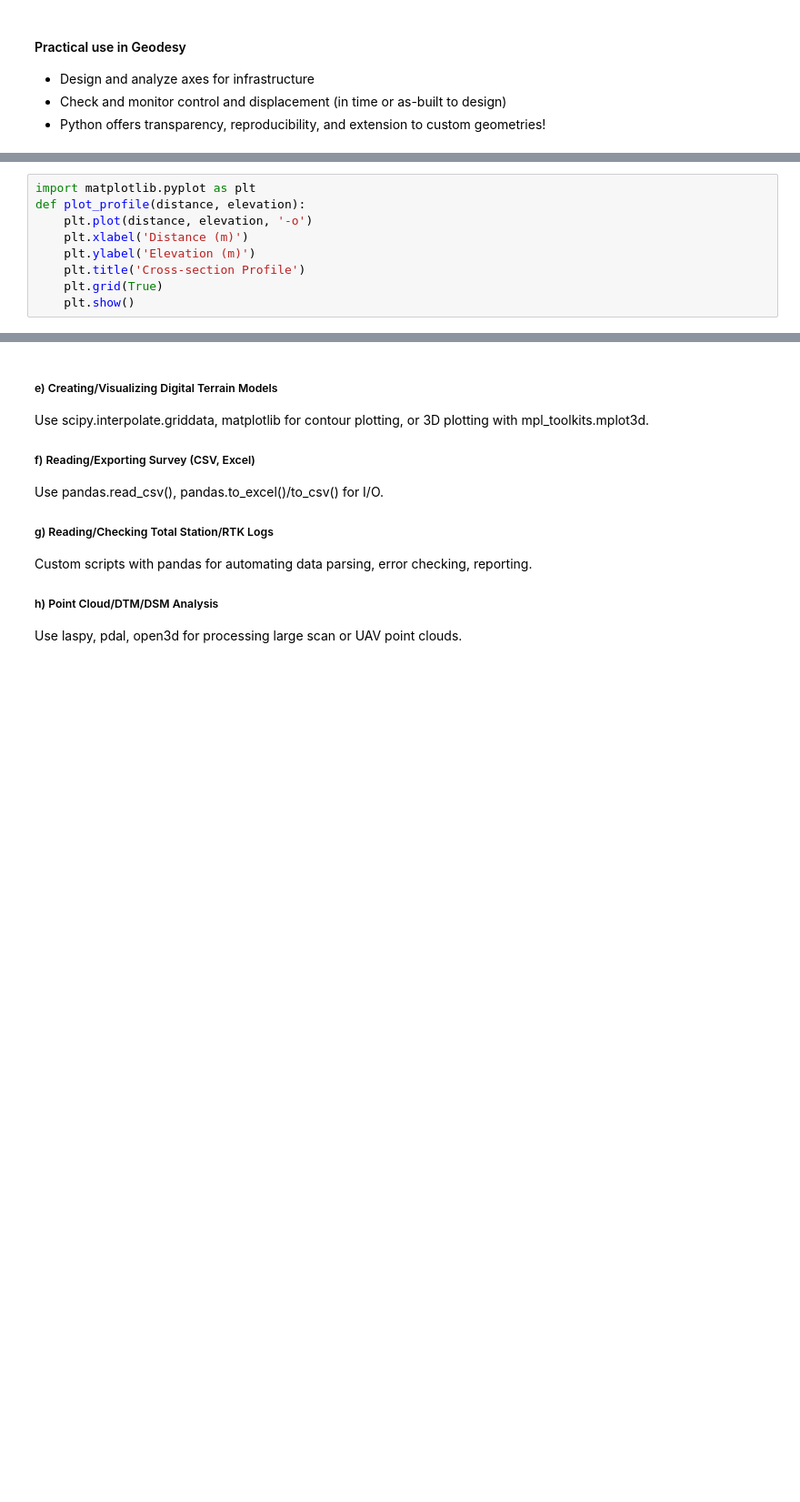
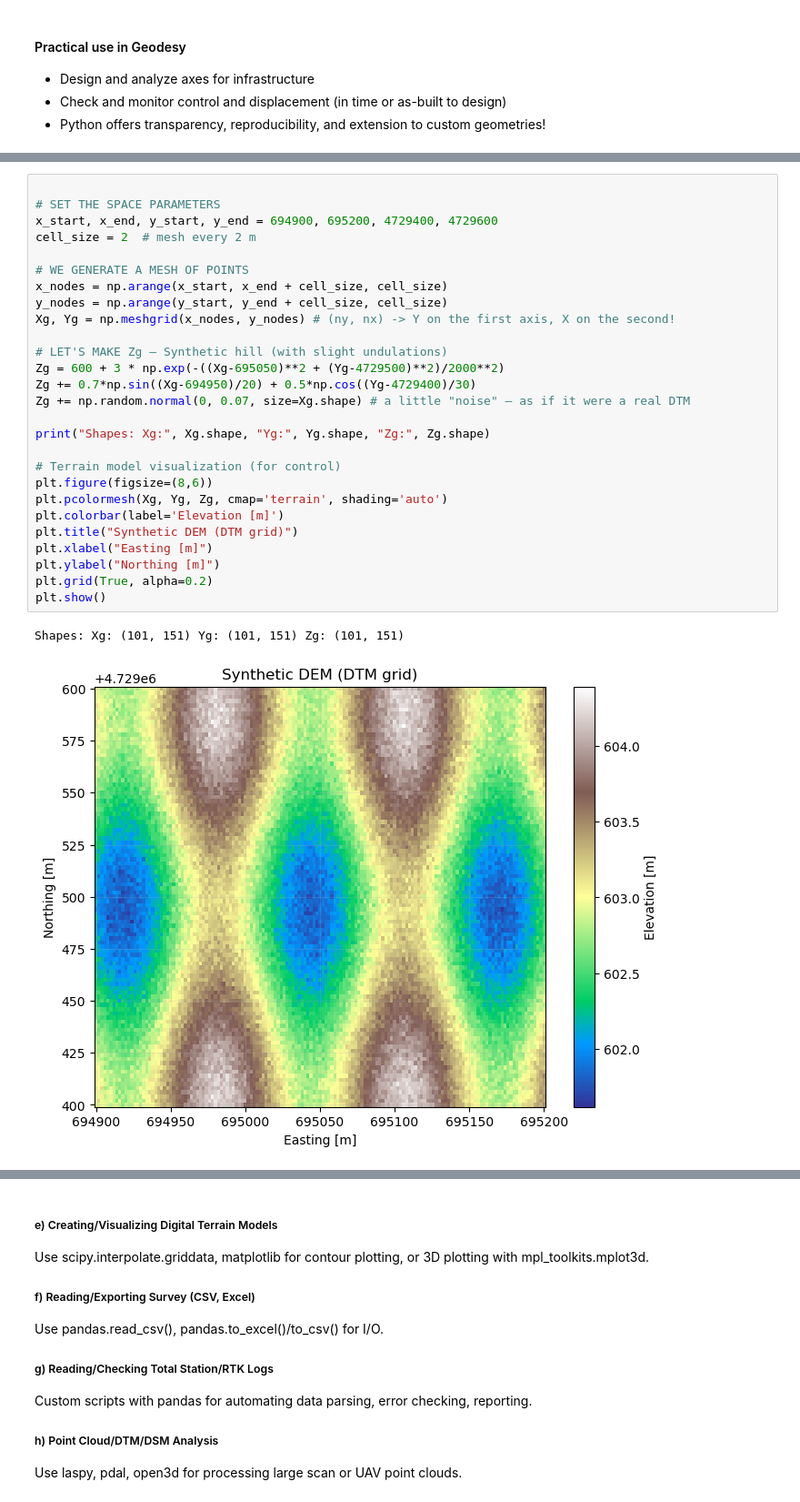
Before and after one commit to Araychev/UPSKILL-AI-and-Machine-Learning---2025, a Jupyter notebook: Math Concepts for Developers - март 2025/Regular_Exam_Project/math_concepts_geo_project.ipynb, the cells around one changed output, grey strips where cells are left out. Shown at 91% size. Drawn from its saved outputs; the diff is of its cells as text; blank space fills up the shorter version.

Commit message:
cross section topic added

```diff
--- a/Math Concepts for Developers - март 2025/Regular_Exam_Project/math_concepts_geo_project.ipynb
+++ b/Math Concepts for Developers - март 2025/Regular_Exam_Project/math_concepts_geo_project.ipynb
@@ -1849,9 +1883,30 @@ plt.show()
-# %%
-import matplotlib.pyplot as plt
-def plot_profile(distance, elevation):
-    plt.plot(distance, elevation, '-o')
-    plt.xlabel('Distance (m)')
-    plt.ylabel('Elevation (m)')
-    plt.title('Cross-section Profile')
-    plt.grid(True)
-    plt.show()
+# %%
+
+# SET THE SPACE PARAMETERS
+x_start, x_end, y_start, y_end = 694900, 695200, 4729400, 4729600
+cell_size = 2  # mesh every 2 m
+
+# WE GENERATE A MESH OF POINTS
+x_nodes = np.arange(x_start, x_end + cell_size, cell_size)
+y_nodes = np.arange(y_start, y_end + cell_size, cell_size)
+Xg, Yg = np.meshgrid(x_nodes, y_nodes) # (ny, nx) -> Y on the first axis, X on the second!
+
+# LET'S MAKE Zg — Synthetic hill (with slight undulations)
+Zg = 600 + 3 * np.exp(-((Xg-695050)**2 + (Yg-4729500)**2)/2000**2)
+Zg += 0.7*np.sin((Xg-694950)/20) + 0.5*np.cos((Yg-4729400)/30)
+Zg += np.random.normal(0, 0.07, size=Xg.shape) # a little "noise" — as if it were a real DTM
+
+print("Shapes: Xg:", Xg.shape, "Yg:", Yg.shape, "Zg:", Zg.shape)
+
+# Terrain model visualization (for control)
+plt.figure(figsize=(8,6))
+plt.pcolormesh(Xg, Yg, Zg, cmap='terrain', shading='auto')
+plt.colorbar(label='Elevation [m]')
+plt.title("Synthetic DEM (DTM grid)")
+plt.xlabel("Easting [m]")
+plt.ylabel("Northing [m]")
+plt.grid(True, alpha=0.2)
+plt.show()
+# %% [output]
+Shapes: Xg: (101, 151) Yg: (101, 151) Zg: (101, 151)
+[figure, added]
```
Also changed, not shown: parts of 2 cells of this notebook.
